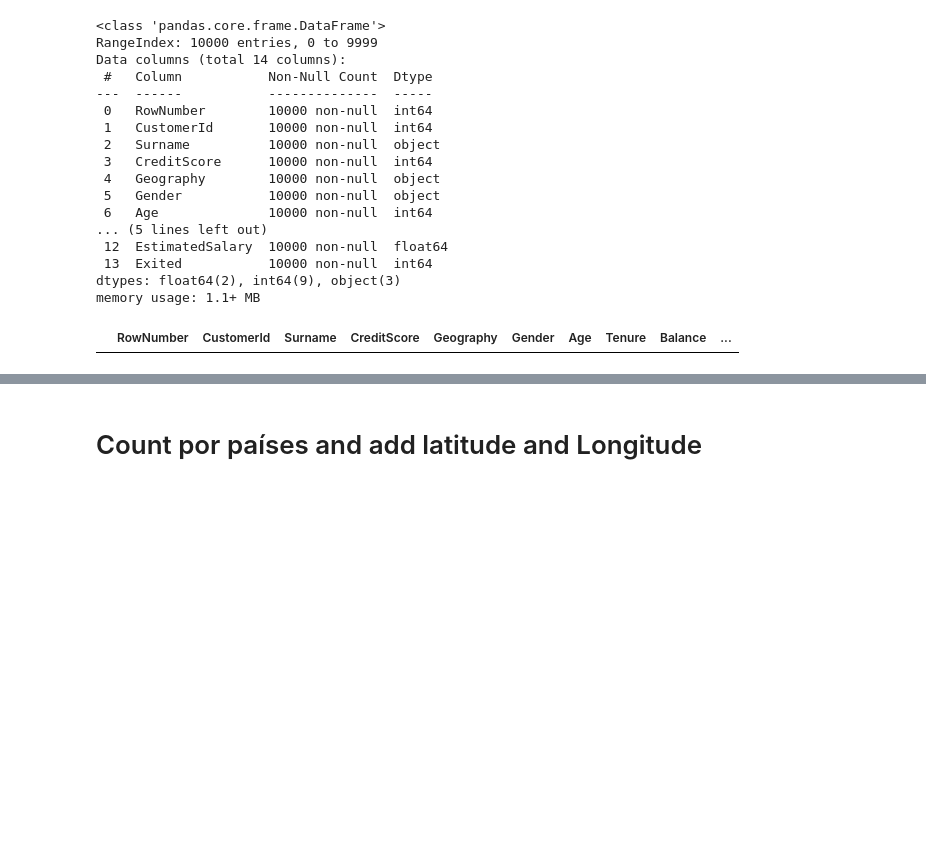
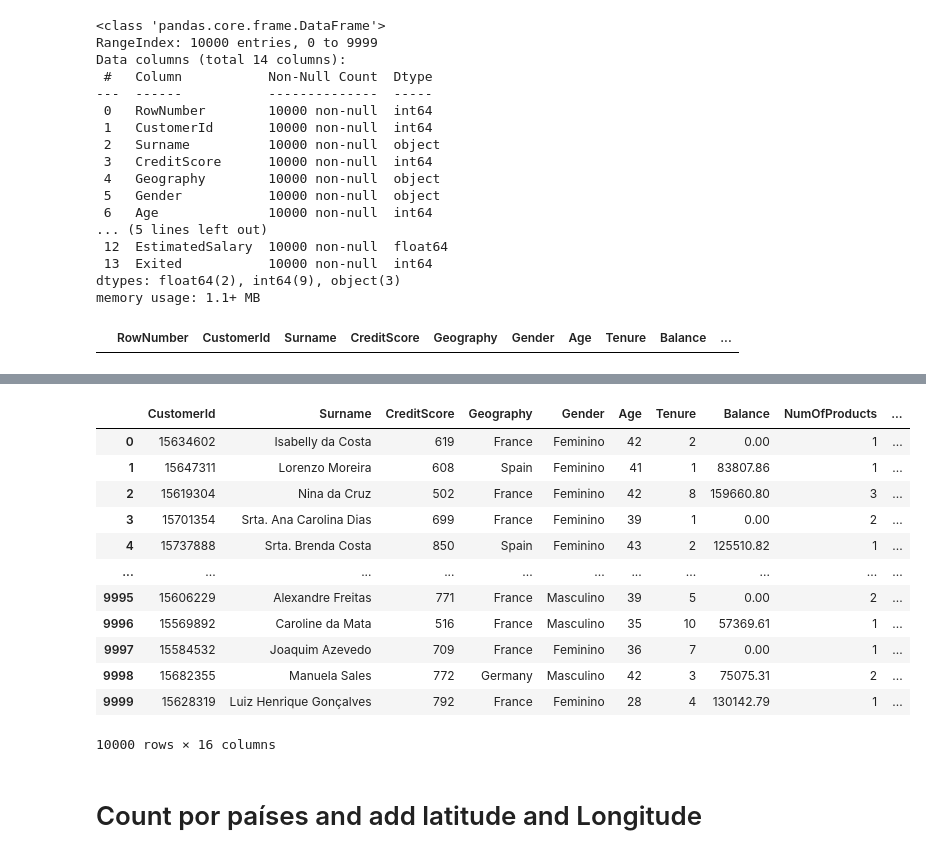
Before and after one commit to steniogobira/bank_customer_churn_dashboard, a Jupyter notebook: clean_data_EDA.ipynb, the cells around one changed output, grey strips where cells are left out. Cells and saved outputs as stored; diff of their text form; code cells hidden in the pictures; blank space fills up the shorter version.

```diff
--- a/clean_data_EDA.ipynb
+++ b/clean_data_EDA.ipynb
@@ -60,3 +80,23 @@ df.describe()
+# %%
+fake = Faker('pt_BR')
+# %%
+df['Surname'] = df['Surname'].apply(lambda x:fake.name())
+# %%
+df
+# %% [output]
+|  | CustomerId | Surname | CreditScore | Geography | Gender | Age | Tenure | Balance | NumOfProducts | ... |
+| 0 | 15634602 | Isabelly da Costa | 619 | France | Feminino | 42 | 2 | 0.00 | 1 | ... |
+| 1 | 15647311 | Lorenzo Moreira | 608 | Spain | Feminino | 41 | 1 | 83807.86 | 1 | ... |
+| 2 | 15619304 | Nina da Cruz | 502 | France | Feminino | 42 | 8 | 159660.80 | 3 | ... |
+| 3 | 15701354 | Srta. Ana Carolina Dias | 699 | France | Feminino | 39 | 1 | 0.00 | 2 | ... |
+| 4 | 15737888 | Srta. Brenda Costa | 850 | Spain | Feminino | 43 | 2 | 125510.82 | 1 | ... |
+| ... | ... | ... | ... | ... | ... | ... | ... | ... | ... | ... |
+| 9995 | 15606229 | Alexandre Freitas | 771 | France | Masculino | 39 | 5 | 0.00 | 2 | ... |
+| 9996 | 15569892 | Caroline da Mata | 516 | France | Masculino | 35 | 10 | 57369.61 | 1 | ... |
+| 9997 | 15584532 | Joaquim Azevedo | 709 | France | Feminino | 36 | 7 | 0.00 | 1 | ... |
+| 9998 | 15682355 | Manuela Sales | 772 | Germany | Masculino | 42 | 3 | 75075.31 | 2 | ... |
+| 9999 | 15628319 | Luiz Henrique Gonçalves | 792 | France | Feminino | 28 | 4 | 130142.79 | 1 | ... |
+10000 rows × 16 columns
 # %% [markdown]
 # Count por países and add latitude and Longitude
 # %%
```
Also changed, not shown: parts of 5 cells of this notebook, 1 other file.
